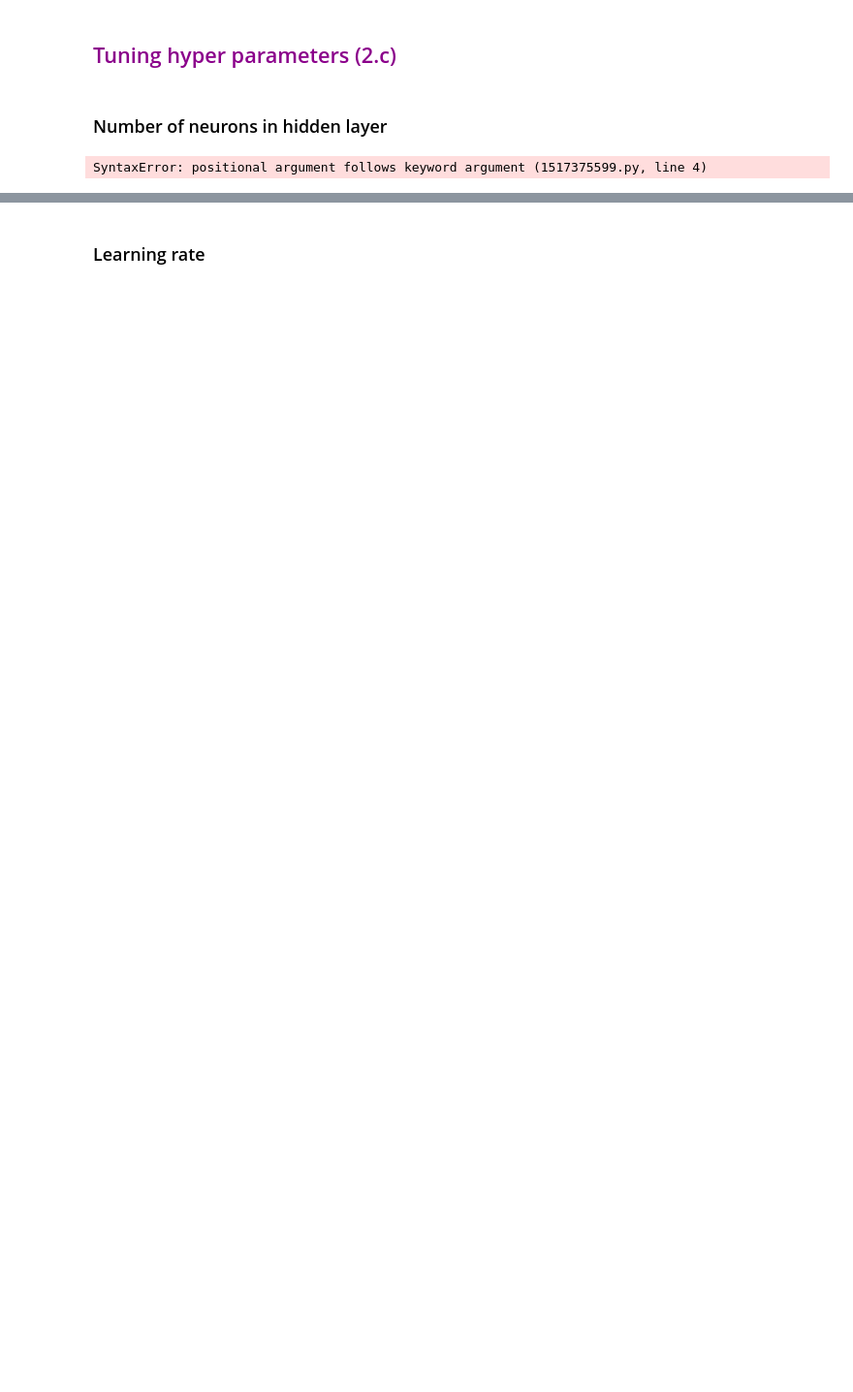
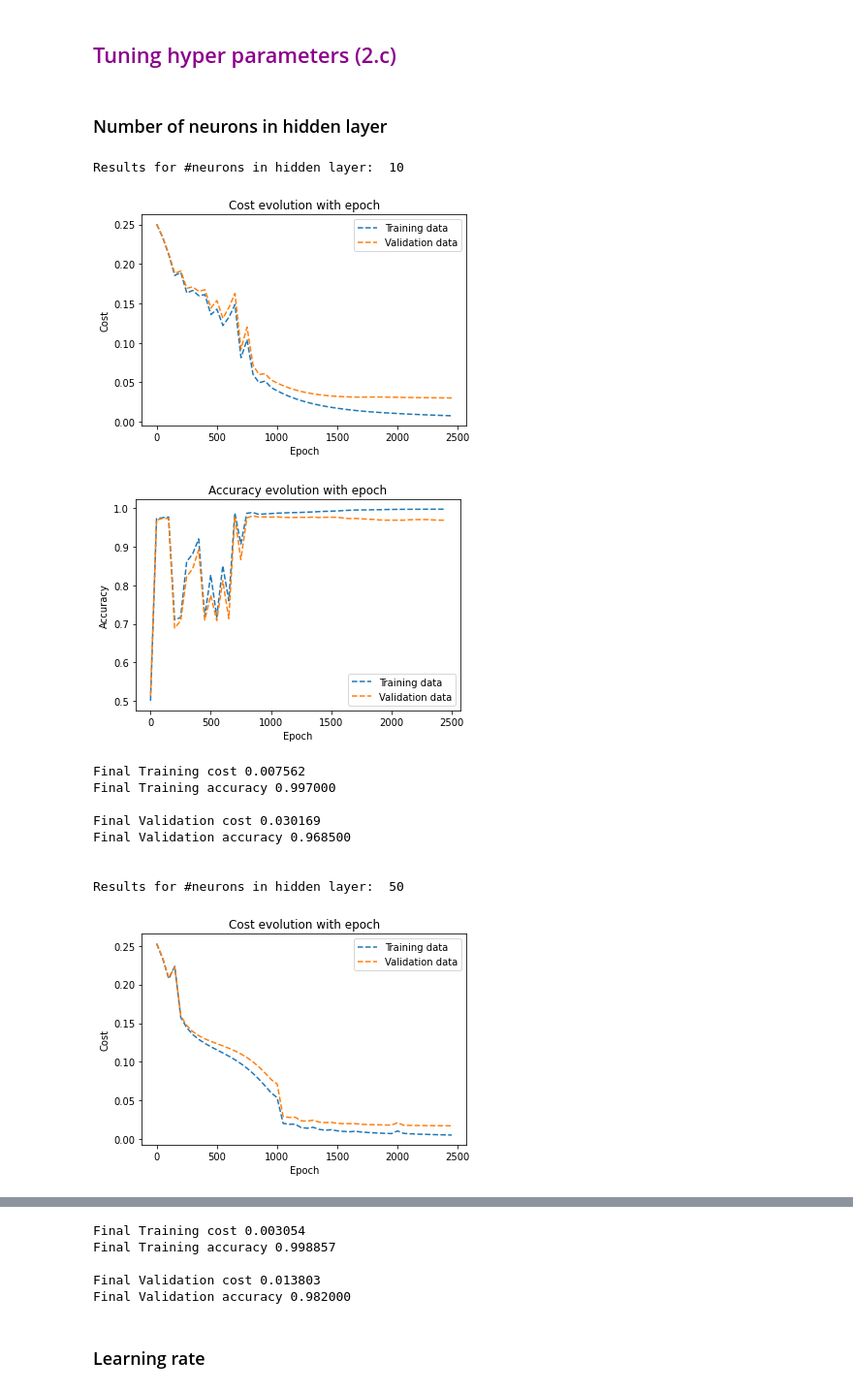
Before and after one commit to sofiagonga/ML_manybody_physics, a Jupyter notebook: ising_phase_classifier/classification_FNN.ipynb, the cells around one changed output, grey strips where cells are left out. Shown at 97% size. Cells and saved outputs as stored; diff of their text form; code cells hidden in the pictures; blank space fills up the shorter version.

```diff
--- a/ising_phase_classifier/classification_FNN.ipynb
+++ b/ising_phase_classifier/classification_FNN.ipynb
@@ -278,18 +283,30 @@ Final Validation accuracy 0.999500
 ### Number of neurons in hidden layer
 # %%
 learning_rate = 1
-N_epochs = 3000 # number of times to run gradient descent
+N_epochs = 2500 # number of times to run gradient descent
+weight_decay = 1e-5
 # %%
 nl_h1_s = [10, 50, 100, 200] #number of neurons in hidden layer
 
 for nl_h1 in nl_h1_s:
-    epoch_list, cost_training, cost_validation, acc_training, acc_validation = train_model(N_epochs, x_train, x_val, y_train, y_val, y_onehot_train, y_onehot_val, lr = learning_rate, nl_h1)
+    epoch_list, cost_training, cost_validation, acc_training, acc_validation = train_model(N_epochs, x_train, x_val, y_train, y_val, y_onehot_train, y_onehot_val, learning_rate, nl_h1, wd = weight_decay)
 
-    print("Results for weight decay: ", weight_decay)
+    print("Results for #neurons in hidden layer: ", nl_h1)
     plot_fnn_params(epoch_list, cost_training, cost_validation, 'Cost')
     plot_fnn_params(epoch_list, acc_training, acc_validation, 'Accuracy')
     print("Final Training cost %f\nFinal Training accuracy %f\n" % (cost_training[-1], acc_training[-1]) )
     print("Final Validation cost %f\nFinal Validation accuracy %f\n" % (cost_validation[-1], acc_validation[-1]) )
     print("")
 # %% [output]
-SyntaxError: positional argument follows keyword argument (1517375599.py, line 4)
+Results for #neurons in hidden layer:  10
+[figure, added]
+[figure, added]
+Final Training cost 0.007562
+Final Training accuracy 0.997000
+
+Final Validation cost 0.030169
+Final Validation accuracy 0.968500
+
+
+Results for #neurons in hidden layer:  50
+[figure, added]
@@ -296,2 +334,7 @@ SyntaxError: positional argument follows keyword argument (1517375599.py, line 4
+Final Training cost 0.003054
+Final Training accuracy 0.998857
+
+Final Validation cost 0.013803
+Final Validation accuracy 0.982000
 # %% [markdown]
 ### Learning rate
```
Also changed, not shown: parts of 29 cells of this notebook.
